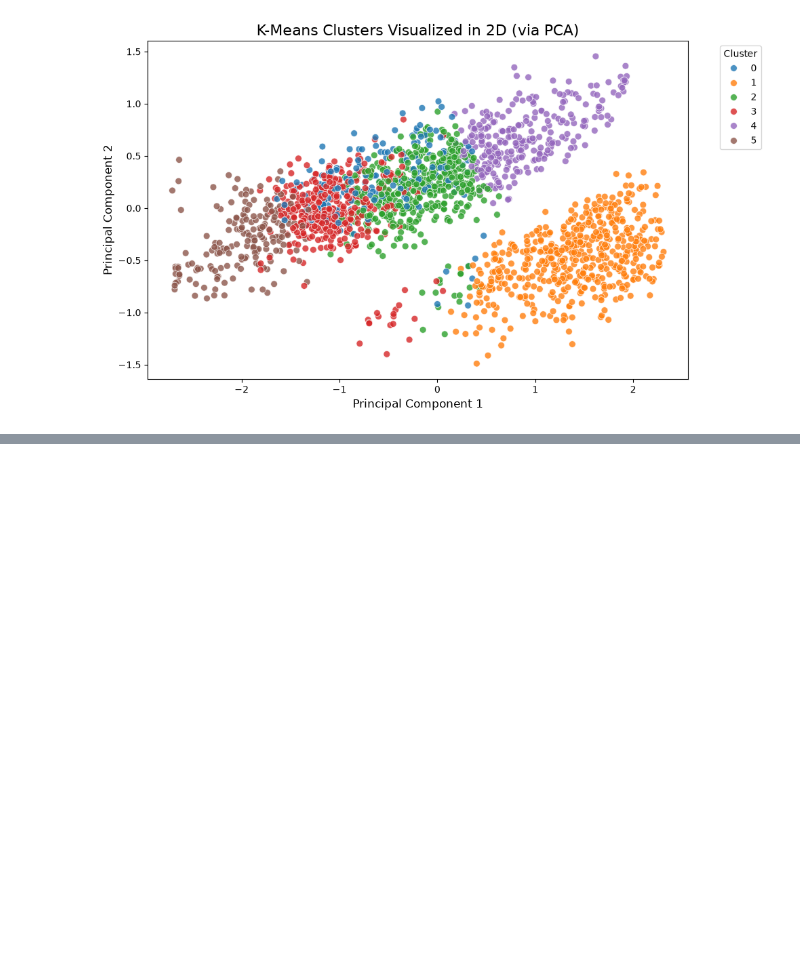
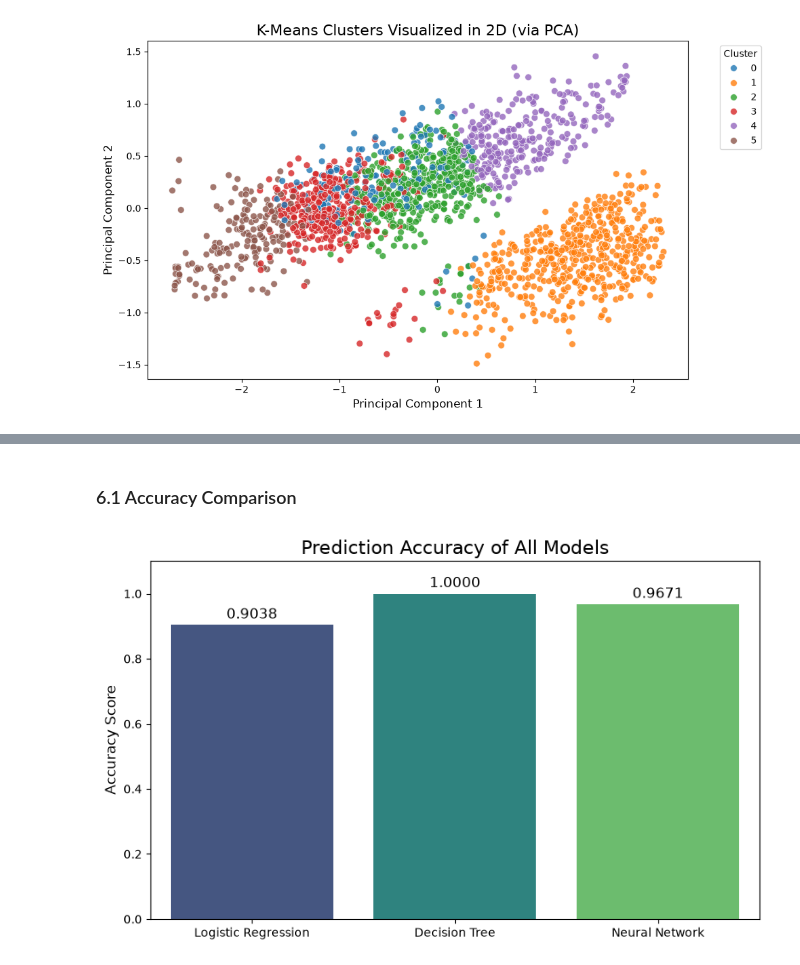
Before and after one commit to uzicodes/CS422-ML-PROJECT, a Jupyter notebook: depression_analysis.ipynb, the cells around one changed output, grey strips where cells are left out. Saved outputs shown, nothing was run; the diff lists cells and outputs as text; code cells hidden in the pictures; blank space fills up the shorter version.

Commit message:
feat: Comparison analysis Section-6 updated. - Accuracy - Precision - Recall - Confusion Matrices - ROC/AUC curves.

```diff
--- a/depression_analysis.ipynb
+++ b/depression_analysis.ipynb
@@ -495,0 +522,14 @@ Applying K-Means Clustering...
+# %% [markdown]
+### 6.1 Accuracy Comparison
+# %%
+plt.figure(figsize=(8, 5))
+sns.barplot(x=models, y=accuracies, palette='viridis')
+plt.title('Prediction Accuracy of All Models', fontsize=16)
+plt.ylabel('Accuracy Score', fontsize=12)
+plt.ylim(0, 1.1)
+for i, v in enumerate(accuracies):
+    plt.text(i, v + 0.02, f"{v:.4f}", ha='center', fontsize=12)
+plt.tight_layout()
+plt.show()
+# %% [output]
+[figure, added]
```
Also changed, not shown: parts of 13 cells of this notebook.
